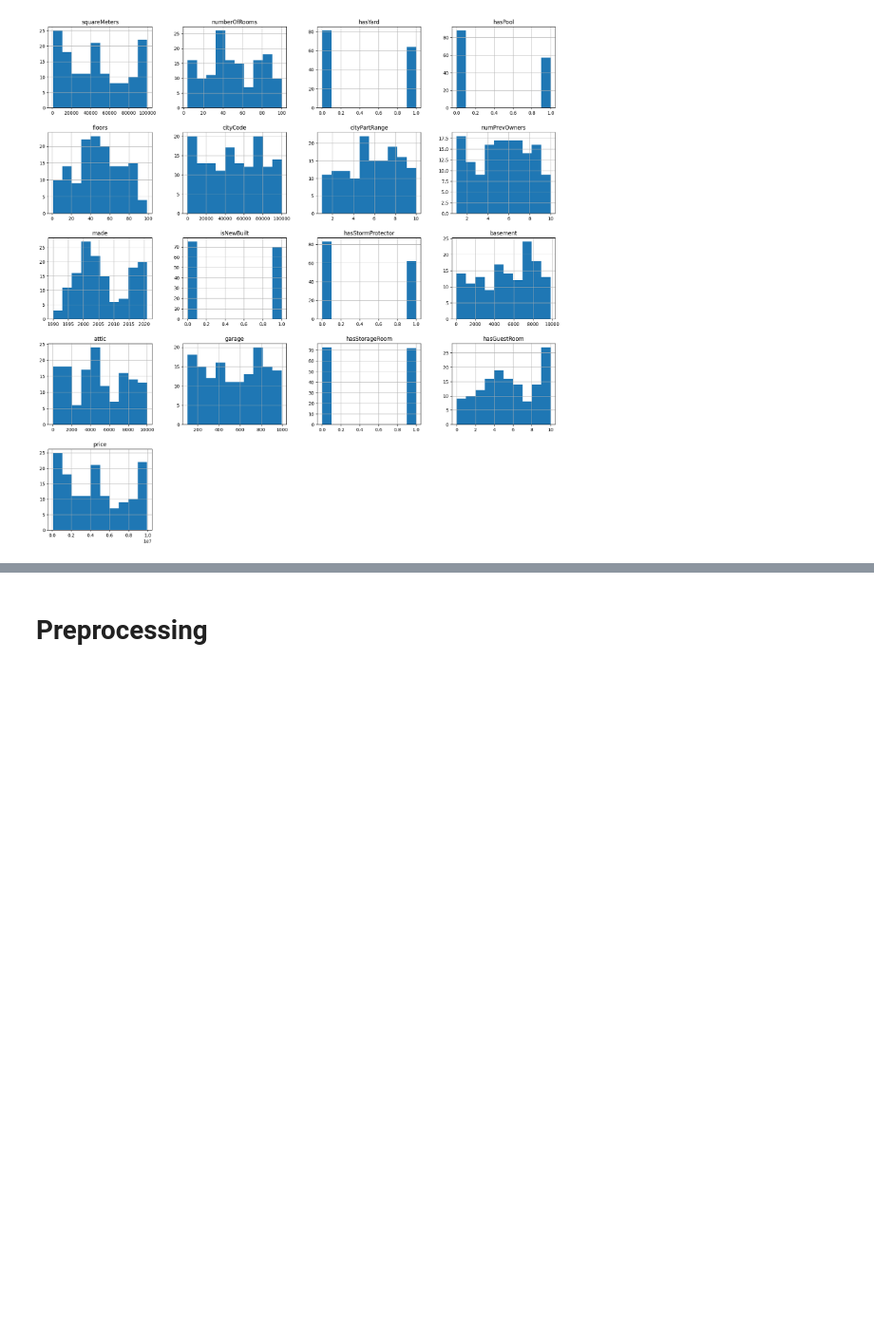
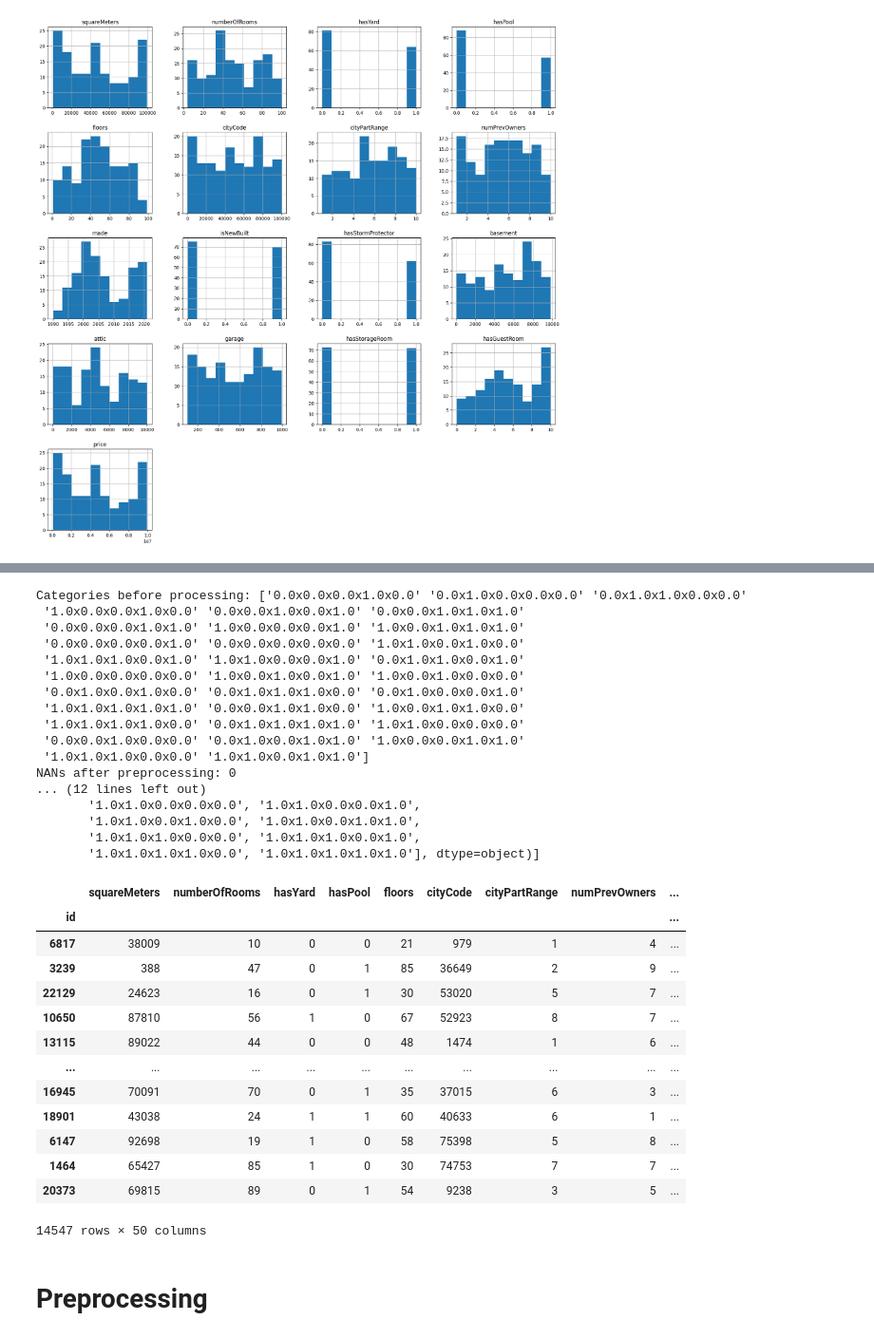
Before and after one commit to PashaIanko/Kaggle.ParisHousingPrices, a Jupyter notebook: 0_baseline_training.ipynb, the cells around one changed output, grey strips where cells are left out. Shown at 95% size. Saved outputs shown, nothing was run; the diff lists cells and outputs as text; code cells hidden in the pictures; blank space fills up the shorter version.

```diff
--- a/0_baseline_training.ipynb
+++ b/0_baseline_training.ipynb
@@ -279,3 +360,39 @@ _ = df_exploration.hist(ax=ax)
+# %%
+from sklearn_utils import do_feature_cross
+
+do_feature_cross(df_train, 'ApartmentCharacteristic')
+# %% [output]
+Categories before processing: ['0.0x0.0x0.0x1.0x0.0' '0.0x1.0x0.0x0.0x0.0' '0.0x1.0x1.0x0.0x0.0'
+ '1.0x0.0x0.0x1.0x0.0' '0.0x0.0x1.0x0.0x1.0' '0.0x0.0x1.0x1.0x1.0'
+ '0.0x0.0x0.0x1.0x1.0' '1.0x0.0x0.0x0.0x1.0' '1.0x0.0x1.0x1.0x1.0'
+ '0.0x0.0x0.0x0.0x1.0' '0.0x0.0x0.0x0.0x0.0' '1.0x1.0x0.0x1.0x0.0'
+ '1.0x1.0x1.0x0.0x1.0' '1.0x1.0x0.0x0.0x1.0' '0.0x1.0x1.0x0.0x1.0'
+ '1.0x0.0x0.0x0.0x0.0' '1.0x0.0x1.0x0.0x1.0' '1.0x0.0x1.0x0.0x0.0'
+ '0.0x1.0x0.0x1.0x0.0' '0.0x1.0x1.0x1.0x0.0' '0.0x1.0x0.0x0.0x1.0'
+ '1.0x1.0x1.0x1.0x1.0' '0.0x0.0x1.0x1.0x0.0' '1.0x0.0x1.0x1.0x0.0'
+ '1.0x1.0x1.0x1.0x0.0' '0.0x1.0x1.0x1.0x1.0' '1.0x1.0x0.0x0.0x0.0'
+ '0.0x0.0x1.0x0.0x0.0' '0.0x1.0x0.0x1.0x1.0' '1.0x0.0x0.0x1.0x1.0'
+ '1.0x1.0x1.0x0.0x0.0' '1.0x1.0x0.0x1.0x1.0']
+NANs after preprocessing: 0
+... (12 lines left out)
+       '1.0x1.0x0.0x0.0x0.0', '1.0x1.0x0.0x0.0x1.0',
+       '1.0x1.0x0.0x1.0x0.0', '1.0x1.0x0.0x1.0x1.0',
+       '1.0x1.0x1.0x0.0x0.0', '1.0x1.0x1.0x0.0x1.0',
+       '1.0x1.0x1.0x1.0x0.0', '1.0x1.0x1.0x1.0x1.0'], dtype=object)]
+|  | squareMeters | numberOfRooms | hasYard | hasPool | floors | cityCode | cityPartRange | numPrevOwners | ... |
+| id |  |  |  |  |  |  |  |  | ... |
+| 6817 | 38009 | 10 | 0 | 0 | 21 | 979 | 1 | 4 | ... |
+| 3239 | 388 | 47 | 0 | 1 | 85 | 36649 | 2 | 9 | ... |
+| 22129 | 24623 | 16 | 0 | 1 | 30 | 53020 | 5 | 7 | ... |
+| 10650 | 87810 | 56 | 1 | 0 | 67 | 52923 | 8 | 7 | ... |
+| 13115 | 89022 | 44 | 0 | 0 | 48 | 1474 | 1 | 6 | ... |
+| ... | ... | ... | ... | ... | ... | ... | ... | ... | ... |
+| 16945 | 70091 | 70 | 0 | 1 | 35 | 37015 | 6 | 3 | ... |
+| 18901 | 43038 | 24 | 1 | 1 | 60 | 40633 | 6 | 1 | ... |
+| 6147 | 92698 | 19 | 1 | 0 | 58 | 75398 | 5 | 8 | ... |
+| 1464 | 65427 | 85 | 1 | 0 | 30 | 74753 | 7 | 7 | ... |
+| 20373 | 69815 | 89 | 0 | 1 | 54 | 9238 | 3 | 5 | ... |
+14547 rows × 50 columns
 # %% [markdown]
 # Preprocessing
 # %% [markdown]
```
Also changed, not shown: parts of 20 cells of this notebook.
